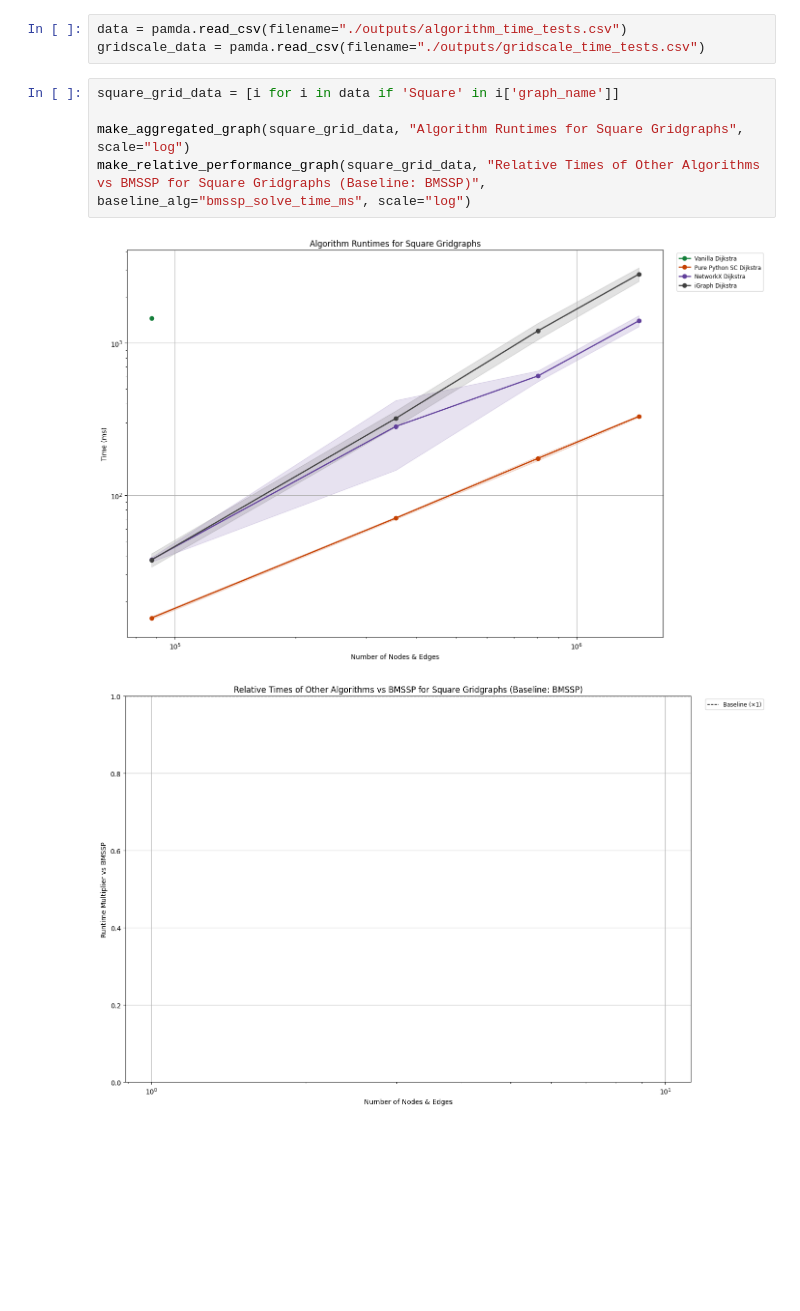
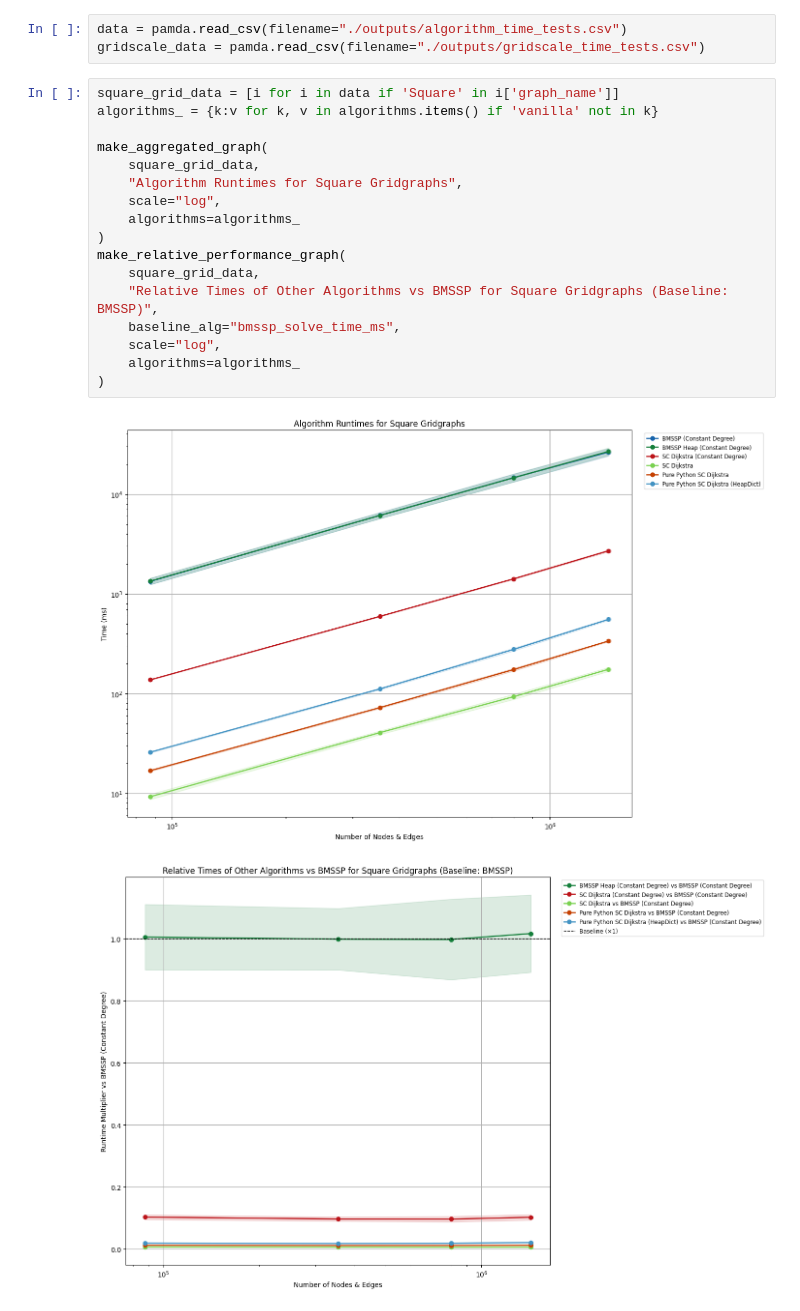
Before and after one commit to connor-makowski/bmsspy, a Jupyter notebook: benchmarking/charts.ipynb, the cells around one changed output. Saved outputs shown, nothing was run; the diff lists cells and outputs as text; blank space fills up the shorter version.

Commit message:
Get initial benchmarks updated for functional algorithm. Prep for larger tests.

```diff
--- a/benchmarking/charts.ipynb
+++ b/benchmarking/charts.ipynb
@@ -321,12 +321,24 @@ data = pamda.read_csv(filename="./outputs/algorithm_time_tests.csv")
 gridscale_data = pamda.read_csv(filename="./outputs/gridscale_time_tests.csv")
 # %%
 square_grid_data = [i for i in data if 'Square' in i['graph_name']]
+algorithms_ = {k:v for k, v in algorithms.items() if 'vanilla' not in k}
 
-make_aggregated_graph(square_grid_data, "Algorithm Runtimes for Square Gridgraphs", scale="log")
-make_relative_performance_graph(square_grid_data, "Relative Times of Other Algorithms vs BMSSP for Square Gridgraphs (Baseline: BMSSP)", baseline_alg="bmssp_solve_time_ms", scale="log")
+make_aggregated_graph(
+    square_grid_data,
+    "Algorithm Runtimes for Square Gridgraphs",
+    scale="log",
+    algorithms=algorithms_
+)
+make_relative_performance_graph(
+    square_grid_data,
+    "Relative Times of Other Algorithms vs BMSSP for Square Gridgraphs (Baseline: BMSSP)",
+    baseline_alg="bmssp_solve_time_ms",
+    scale="log",
+    algorithms=algorithms_
+)
 # %% [output]
-[figure, old version]
+[figure, new version]
-[figure, old version]
+[figure, new version]
 # %%
 rectangular_grid_data = [i for i in data if 'Rectangular' in i['graph_name']]
 make_aggregated_graph(rectangular_grid_data, "Algorithm Runtimes for Rectangular Gridgraphs", scale="log")
```
Also changed, not shown: parts of 13 cells of this notebook, 4 other files.
